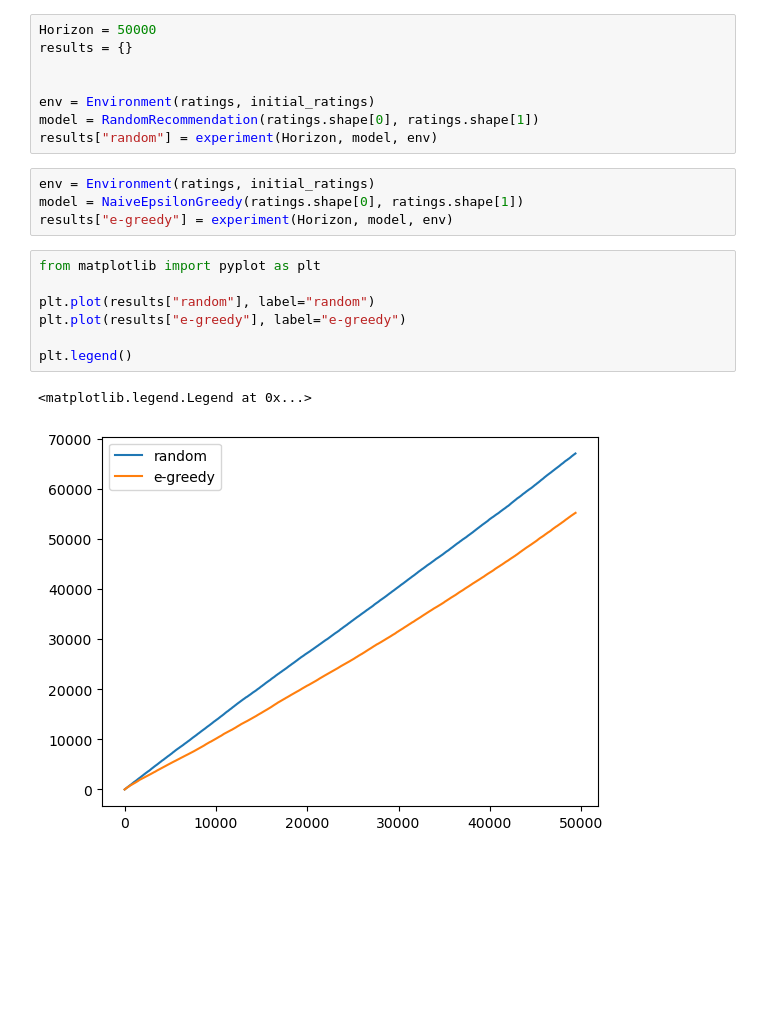
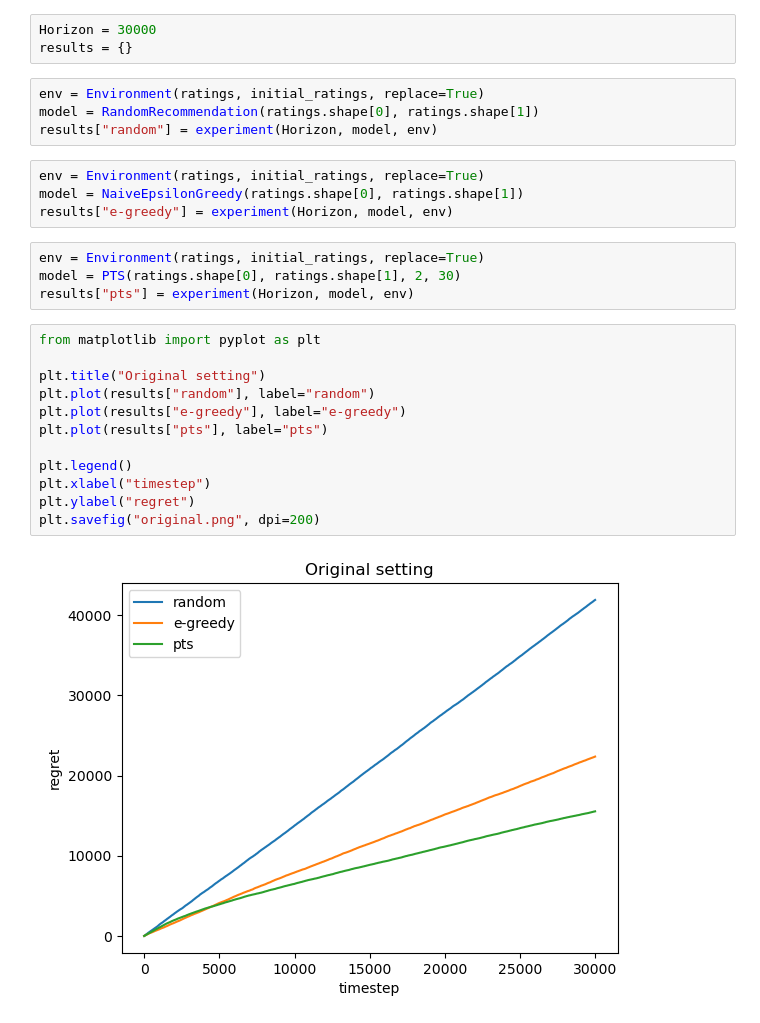
Before and after one commit to qz233/Bandits-for-recommendation, a Jupyter notebook: main.ipynb, the cells around one changed output. Saved outputs shown, nothing was run; the diff lists cells and outputs as text; blank space fills up the shorter version.

```diff
--- a/main.ipynb
+++ b/main.ipynb
@@ -89,23 +147,30 @@ def experiment(Horizon, model, env):
     return acc_regret
+# %%
+Horizon = 30000
+results = {}
 # %%
-Horizon = 50000
-results = {}
-
-
-env = Environment(ratings, initial_ratings)
+env = Environment(ratings, initial_ratings, replace=True)
 model = RandomRecommendation(ratings.shape[0], ratings.shape[1])
 results["random"] = experiment(Horizon, model, env)
 # %%
-env = Environment(ratings, initial_ratings)
+env = Environment(ratings, initial_ratings, replace=True)
 model = NaiveEpsilonGreedy(ratings.shape[0], ratings.shape[1])
 results["e-greedy"] = experiment(Horizon, model, env)
+# %%
+env = Environment(ratings, initial_ratings, replace=True)
+model = PTS(ratings.shape[0], ratings.shape[1], 2, 30)
+results["pts"] = experiment(Horizon, model, env)
 # %%
 from matplotlib import pyplot as plt
 
+plt.title("Original setting")
 plt.plot(results["random"], label="random")
 plt.plot(results["e-greedy"], label="e-greedy")
+plt.plot(results["pts"], label="pts")
 
 plt.legend()
+plt.xlabel("timestep")
+plt.ylabel("regret")
+plt.savefig("original.png", dpi=200)
 # %% [output]
-<matplotlib.legend.Legend at 0x...>
-[figure, old version]
+[figure, new version]
```
Also changed, not shown: parts of 5 cells of this notebook, 2 other files.
